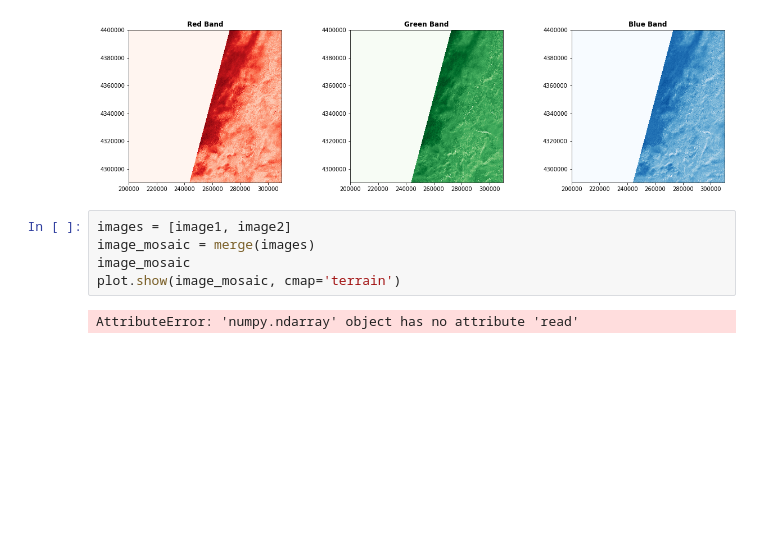
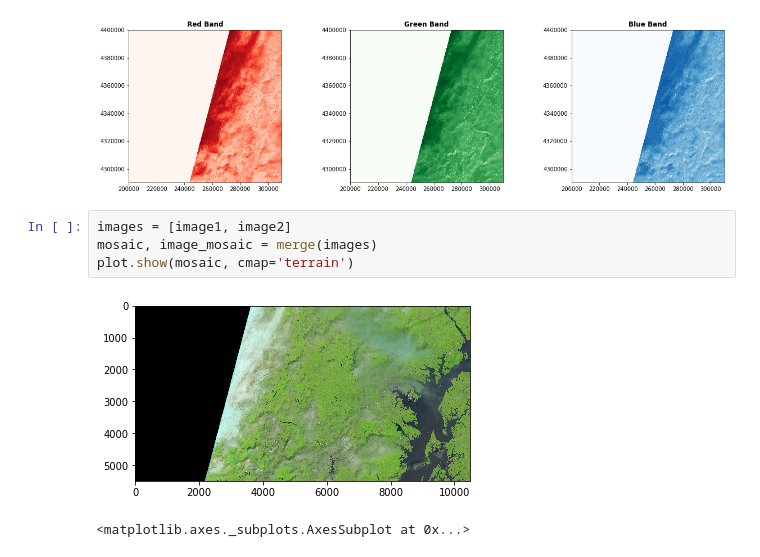
Before and after one commit to maddieguy/GEOG682_Lab4, a Jupyter notebook: Guy_Lab4.ipynb, the cells around one changed output. Saved outputs shown, nothing was run; the diff lists cells and outputs as text; blank space fills up the shorter version.

```diff
--- a/Guy_Lab4.ipynb
+++ b/Guy_Lab4.ipynb
@@ -56,8 +56,8 @@ plot.show((image1, 1), ax=axb, cmap='Blues', title='Blue Band')
 [figure]
 # %%
 images = [image1, image2]
-image_mosaic = merge(images)
-image_mosaic
-plot.show(image_mosaic, cmap='terrain')
+mosaic, image_mosaic = merge(images)
+plot.show(mosaic, cmap='terrain')
 # %% [output]
+[figure, added]
-AttributeError: 'numpy.ndarray' object has no attribute 'read'
+<matplotlib.axes._subplots.AxesSubplot at 0x...>
```
